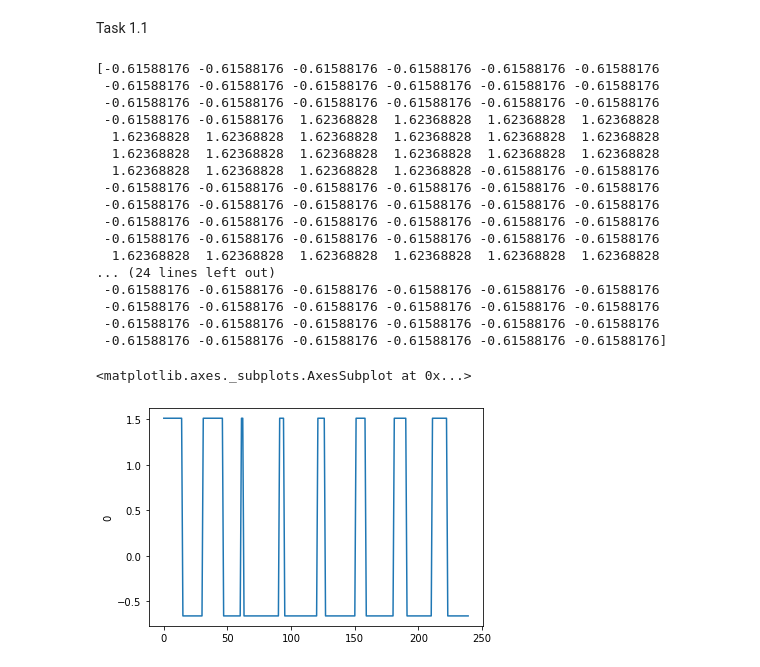
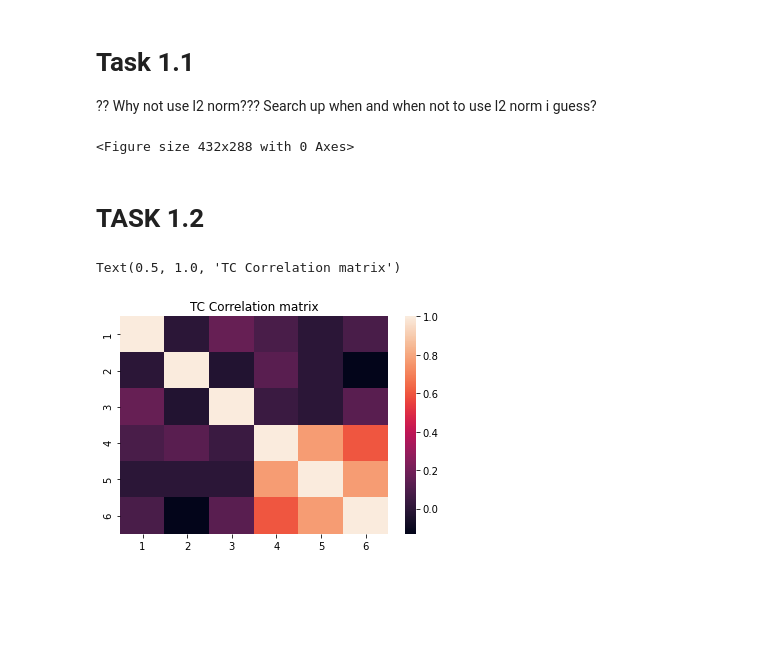
Before and after one commit to TonstarHipHop/MAST30034_Ass1, a Jupyter notebook: code.ipynb, the cells around one changed output. Cells and saved outputs as stored; diff of their text form; code cells hidden in the pictures; blank space fills up the shorter version.

Commit message:
task 1.4

```diff
--- a/code.ipynb
+++ b/code.ipynb
@@ -1,5 +1,8 @@
-# %% [markdown]
-Task 1.1
+# %% [markdown]
+# Task 1.1
+
+?? Why not use l2 norm???
+Search up when and when not to use l2 norm i guess?
 # %%
 import numpy as np
 from scipy import stats
@@ -12,7 +15,7 @@ duration = [15,20,25,15,20,25]
 
 for j in range(0, 6):
     flag = 1
-    on_count = 1
+    on_count = 0
     for i in range(AV[j],240):
         TC[i,j] = flag
         #print(i, j, on_count, flag)
@@ -21,37 +24,43 @@ for j in range(0, 6):
         if (on_count==duration[j]):
             on_count = 0
             flag = 0
-        if ((i-AV[j])%IV[j] ==0):
+        if ((i-AV[j]+1)%IV[j] ==0):
             flag= 1
 
+# for i in range(0, 6):
+#     print(np.linalg.norm(TC[:,i]))
+
 TC = stats.zscore(TC)
-print(TC[:,1])
+
+np.savetxt("data/TC.csv", TC, delimiter=',', header='1,2,3,4,5,6')
-# %% [output]
-[-0.61588176 -0.61588176 -0.61588176 -0.61588176 -0.61588176 -0.61588176
- -0.61588176 -0.61588176 -0.61588176 -0.61588176 -0.61588176 -0.61588176
- -0.61588176 -0.61588176 -0.61588176 -0.61588176 -0.61588176 -0.61588176
- -0.61588176 -0.61588176  1.62368828  1.62368828  1.62368828  1.62368828
-  1.62368828  1.62368828  1.62368828  1.62368828  1.62368828  1.62368828
-  1.62368828  1.62368828  1.62368828  1.62368828  1.62368828  1.62368828
-  1.62368828  1.62368828  1.62368828  1.62368828 -0.61588176 -0.61588176
- -0.61588176 -0.61588176 -0.61588176 -0.61588176 -0.61588176 -0.61588176
- -0.61588176 -0.61588176 -0.61588176 -0.61588176 -0.61588176 -0.61588176
- -0.61588176 -0.61588176 -0.61588176 -0.61588176 -0.61588176 -0.61588176
- -0.61588176 -0.61588176 -0.61588176 -0.61588176 -0.61588176 -0.61588176
-  1.62368828  1.62368828  1.62368828  1.62368828  1.62368828  1.62368828
-... (24 lines left out)
- -0.61588176 -0.61588176 -0.61588176 -0.61588176 -0.61588176 -0.61588176
- -0.61588176 -0.61588176 -0.61588176 -0.61588176 -0.61588176 -0.61588176
- -0.61588176 -0.61588176 -0.61588176 -0.61588176 -0.61588176 -0.61588176
- -0.61588176 -0.61588176 -0.61588176 -0.61588176 -0.61588176 -0.61588176]
 # %%
 import pandas as pd
 import seaborn as sns
+import matplotlib.pyplot as plt
 
 df = pd.DataFrame(TC)
 df.head()
 df.columns
-sns.lineplot(x=df.index, y=df[0])
+for i in range(0,6):
+    plot = sns.lineplot(x=df.index, y=df[i])
+    plt.title(f'TC {i+1}')
+    plt.xlabel('Time step')
+    plt.ylabel('')
+    # plt.figure()
+    plt.savefig(f'./plots/TC{i+1}')
+    plt.clf()
 # %% [output]
-<matplotlib.axes._subplots.AxesSubplot at 0x...>
+<Figure size 432x288 with 0 Axes>
-[figure, removed]
+# %% [markdown]
+# TASK 1.2
+# %%
+df = df.rename(columns={0:1, 1:2, 2:3, 3:4, 4:5, 5:6})
+correlations = np.corrcoef(df, rowvar=False)
+# print(correlations)
+
+labels = [1,2,3,4,5,6]
+sns.heatmap(correlations, xticklabels=labels, yticklabels=labels)
+plt.title("TC Correlation matrix")
+# %% [output]
+Text(0.5, 1.0, 'TC Correlation matrix')
+[figure, added]
```
Also changed, not shown: parts of 3 cells of this notebook, 12 other files.
